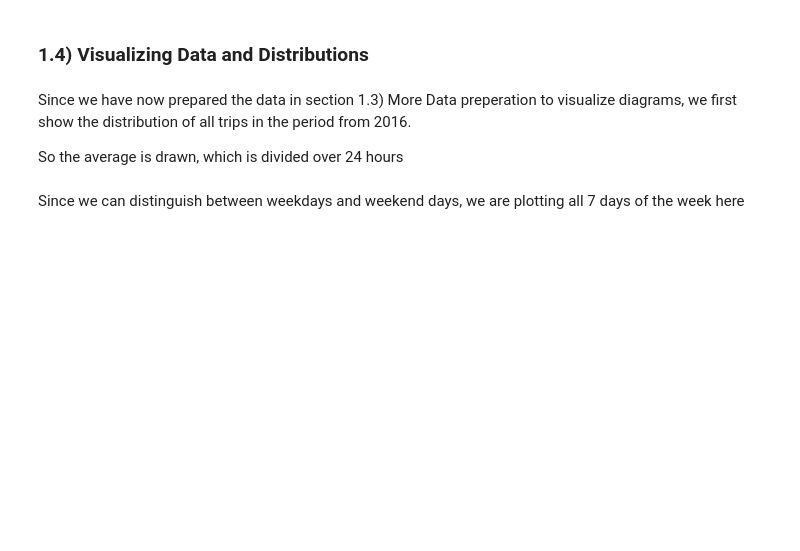
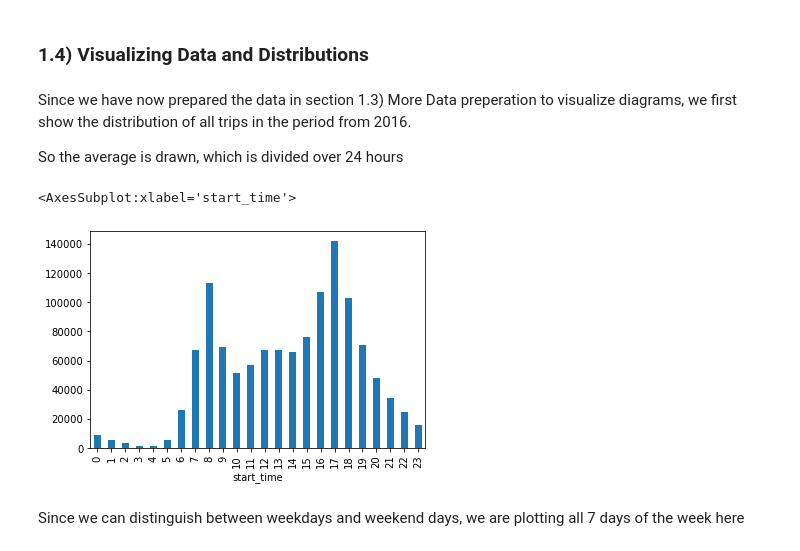
Before and after one commit to renefreitag/Data_Vipers, a Jupyter notebook: CBA/OMNI_BOOK.ipynb, the cells around one changed output. Saved outputs shown, nothing was run; the diff lists cells and outputs as text; code cells hidden in the pictures; blank space fills up the shorter version.

```diff
--- a/CBA/OMNI_BOOK.ipynb
+++ b/CBA/OMNI_BOOK.ipynb
@@ -359,5 +381,8 @@ df.head(1)
 # %% [markdown]
 To distinguish between weekdays and weekend days, creating a new column for each day in the dataframe.
+# %%
+def getTrueWeekday(weekday_start,day):
+    return (weekday_start == day)
 # %%
 df['true_monday'] = (df.apply(lambda x: getTrueWeekday(x.weekday_start, 'Monday'), axis = 1))
 df['true_tuesday'] = (df.apply(lambda x: getTrueWeekday(x.weekday_start, 'Tuesday'), axis = 1))
@@ -442,6 +467,9 @@ df_hourly_amount_per_day = {'Monday':[monday[0],monday[1],monday[2],monday[3],mo
 df_hourly_amount_per_day = pd.DataFrame(data = df_hourly_amount_per_day)
 # %% [markdown]
 To get an overview of the the usage in all 12 months, we extract the amount of people per month.
+# %%
+def get_month (ts):
+    return ts.month
 # %%
 df['month'] = df.apply(lambda x: get_month(x.start_time), axis = 1)
 m = []
@@ -462,14 +490,14 @@ We also want to visiulize the usage of bikes in correlation to the duration.
 
 First we change the unit to minutes. Therefore we add a new column.
 # %%
-df['minutes'] = df['duration_Sec'] / 60
+df['minutes'] = df['duration_sec'] / 60
 # %% [markdown]
 To round all of our entries in the dataframe we write a function to get the next 10 with a lambda operation.
 # %%
 def roundTo10(number):
     return round(number/10)*10
 # %%
-df['minutes_rounded'] = df.apply(lambda x: roundTo10(x.Minutes), axis = 1)
+df['minutes_rounded'] = df.apply(lambda x: roundTo10(x.minutes), axis = 1)
 # %% [markdown]
 Afterards we convert all of the unique entries into an array.
 The array is later used to create a new dataframe.
@@ -521,7 +556,10 @@ Since we have now prepared the data in section 1.3) More Data preperation to vis
 
 So the average is drawn, which is divided over 24 hours
 # %%
-df['start_time'].groupby([df['start_time'].dt.hour]).count().plot(kind="bar").get_legend().remove()
+df['start_time'].groupby([df['start_time'].dt.hour]).count().plot(kind="bar")#.get_legend().remove()
+# %% [output]
+<AxesSubplot:xlabel='start_time'>
+[figure, added]
 # %% [markdown]
 Since we can distinguish between weekdays and weekend days, we are plotting all 7 days of the week here
 # %%
```
Also changed, not shown: parts of 28 cells of this notebook, 1 other file.
